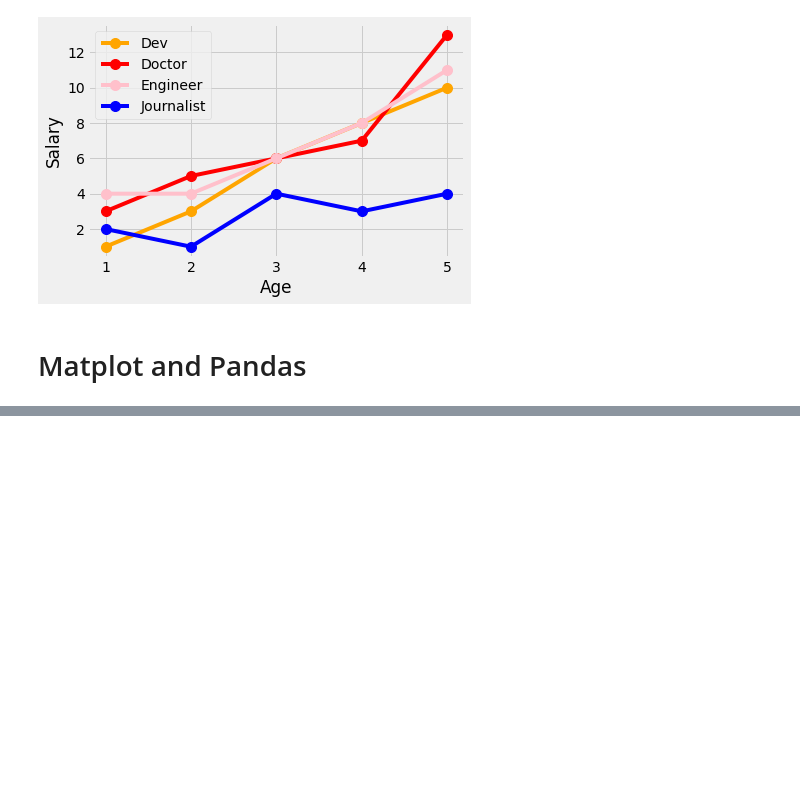
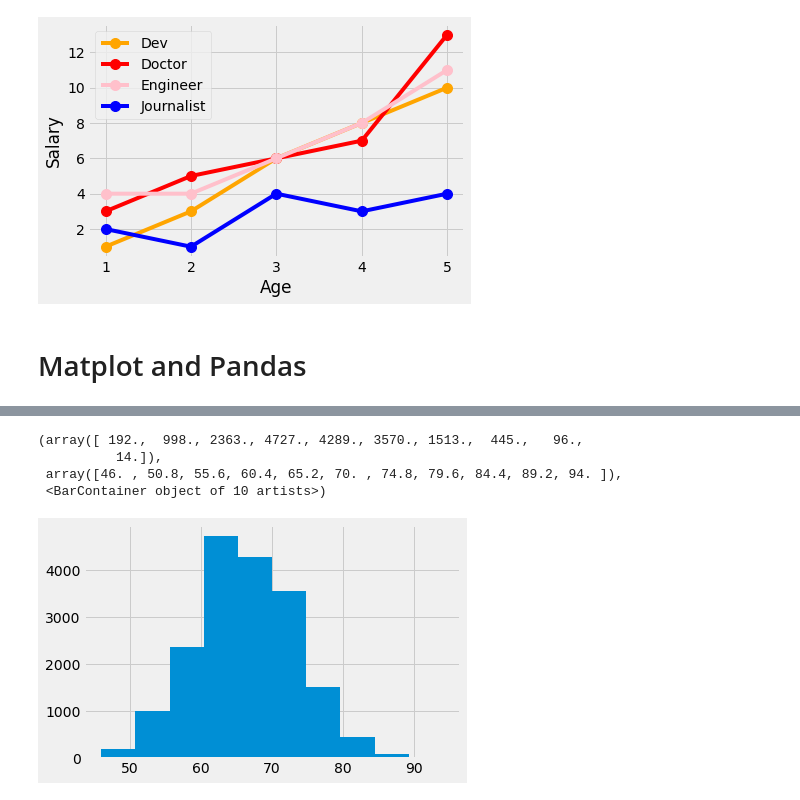
Before and after one commit to Dufyz/My_Laboratory, a Jupyter notebook: Jupyter Lab/library's/matplotlib_library/matplotlib_library.ipynb, the cells around one changed output, grey strips where cells are left out. Cells and saved outputs as stored; diff of their text form; code cells hidden in the pictures; blank space fills up the shorter version.

```diff
--- a/Jupyter Lab/library's/matplotlib_library/matplotlib_library.ipynb
+++ b/Jupyter Lab/library's/matplotlib_library/matplotlib_library.ipynb
@@ -133,0 +144,8 @@ db
+# %%
+plt.hist(df.Overall)
+# %% [output]
+(array([ 192.,  998., 2363., 4727., 4289., 3570., 1513.,  445.,   96.,
+          14.]),
+ array([46. , 50.8, 55.6, 60.4, 65.2, 70. , 74.8, 79.6, 84.4, 89.2, 94. ]),
+ <BarContainer object of 10 artists>)
+[figure, added]
```
Also changed, not shown: parts of 11 cells of this notebook, 1 other file.
